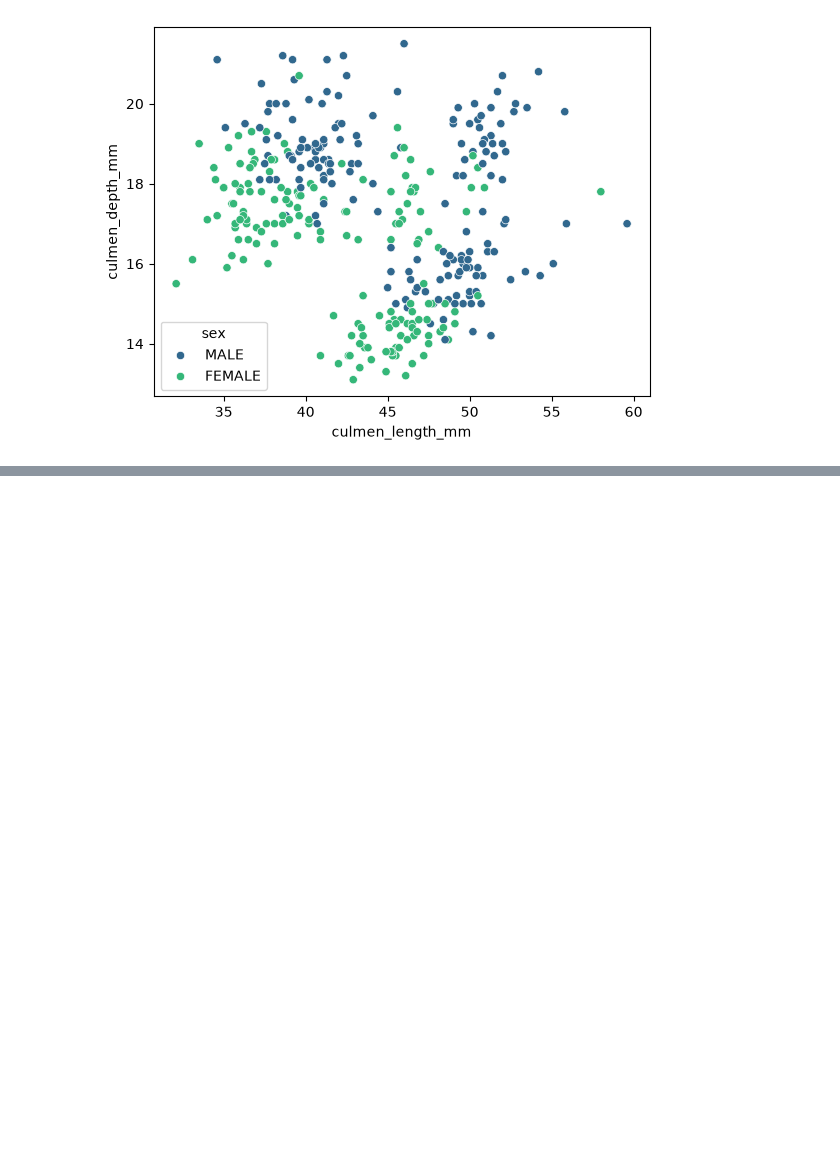
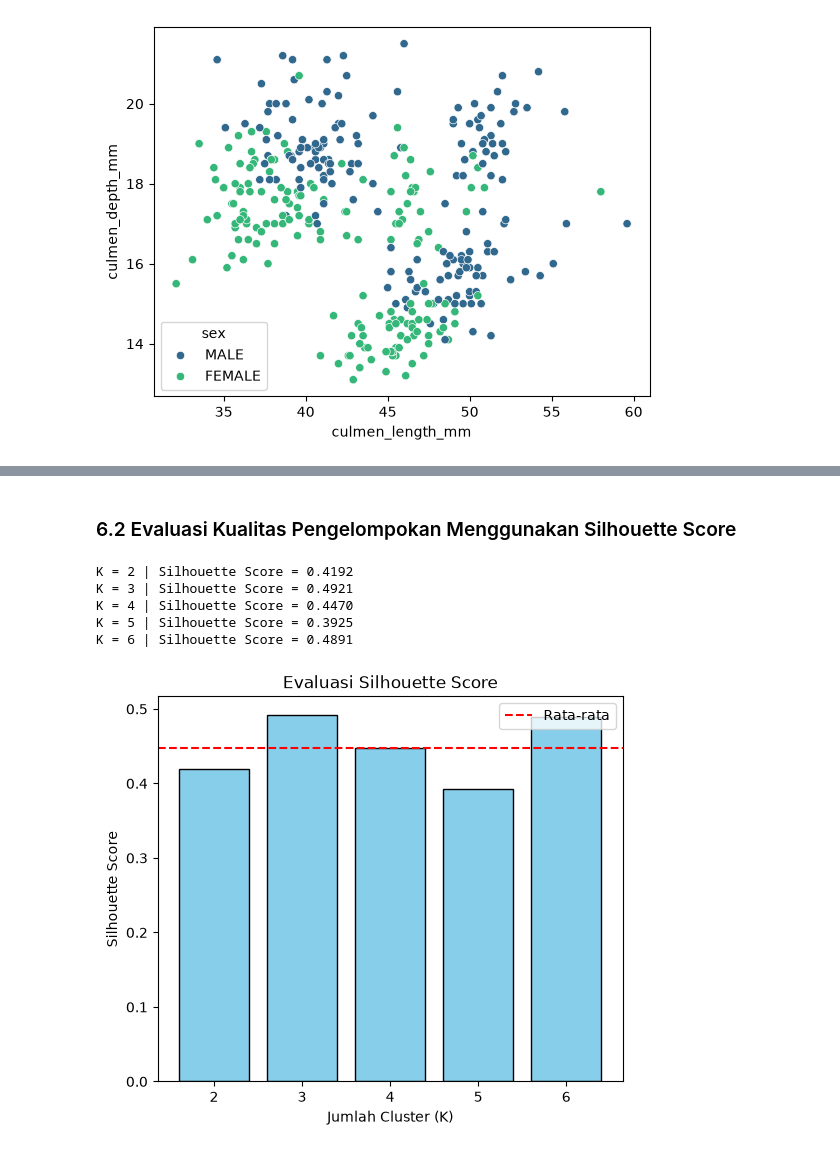
Before and after one commit to raplhy/Bootcamp-UBIG, a Jupyter notebook: Tugas15/Raw_Analysis.ipynb, the cells around one changed output, grey strips where cells are left out. Saved outputs shown, nothing was run; the diff lists cells and outputs as text; code cells hidden in the pictures; blank space fills up the shorter version.

```diff
--- a/Tugas15/Raw_Analysis.ipynb
+++ b/Tugas15/Raw_Analysis.ipynb
@@ -752,0 +460,59 @@ Berdasarkan rangkaian eksplorasi data, prapemrosesan, hingga pemodelan yang tela
+# %% [markdown]
+### 6.2 Evaluasi Kualitas Pengelompokan Menggunakan Silhouette Score
+# %%
+def hitung_silhouette(X, labels):
+    n = len(X)
+    label_unik = np.unique(labels)
+
+    matriks_jarak = np.zeros((n, n))
+    for i in range(n):
+        for j in range(n):
+            matriks_jarak[i, j] = hitung_jarak(X[i], X[j])
+
+    skor_s = np.zeros(n)
+    for i in range(n):
+        cluster_sendiri = labels[i]
+        idx_sendiri = (labels == cluster_sendiri)
+        idx_sendiri[i] = False
+
+        a_i = np.mean(matriks_jarak[i, idx_sendiri]) if np.sum(idx_sendiri) > 0 else 0.0
+
+        b_i = np.inf
+        for cluster_lain in label_unik:
+            if cluster_lain != cluster_sendiri:
+                idx_lain = (labels == cluster_lain)
+                if np.sum(idx_lain) > 0:
+                    rata_jarak_lain = np.mean(matriks_jarak[i, idx_lain])
+                    b_i = min(b_i, rata_jarak_lain)
+
+        skor_s[i] = (b_i - a_i) / max(a_i, b_i)
+
+    return np.mean(skor_s)
+
+k_range = range(2, 7)
+skor_list = []
+
+for k in k_range:
+    np.random.seed(42)
+    model = KMeans(K=k, max_iters=100)
+    label_pred = model.predict(scaled_data)
+
+    skor = hitung_silhouette(scaled_data, label_pred)
+    skor_list.append(skor)
+    print(f"K = {k} | Silhouette Score = {skor:.4f}")
+
+plt.figure(figsize=(6, 5))
+plt.bar(k_range, skor_list, color='skyblue', edgecolor='black')
+plt.axhline(y=np.mean(skor_list), color='red', linestyle='--', label='Rata-rata')
+plt.title('Evaluasi Silhouette Score')
+plt.xlabel('Jumlah Cluster (K)')
+plt.ylabel('Silhouette Score')
+plt.legend()
+plt.show()
+# %% [output]
+K = 2 | Silhouette Score = 0.4192
+K = 3 | Silhouette Score = 0.4921
+K = 4 | Silhouette Score = 0.4470
+K = 5 | Silhouette Score = 0.3925
+K = 6 | Silhouette Score = 0.4891
+[figure, added]
```
Also changed, not shown: parts of 50 cells of this notebook, 2 other files.
